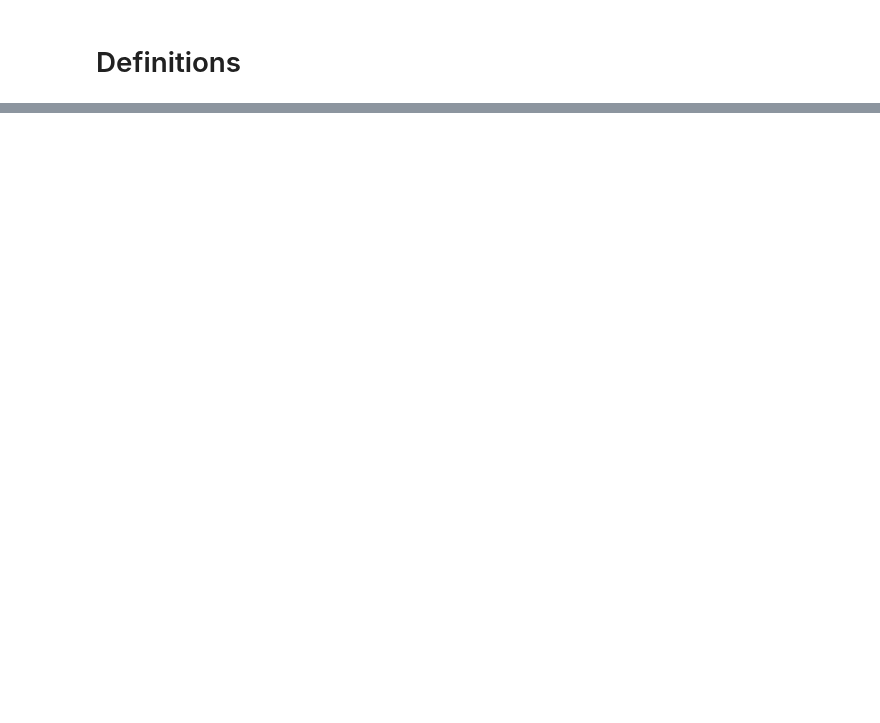
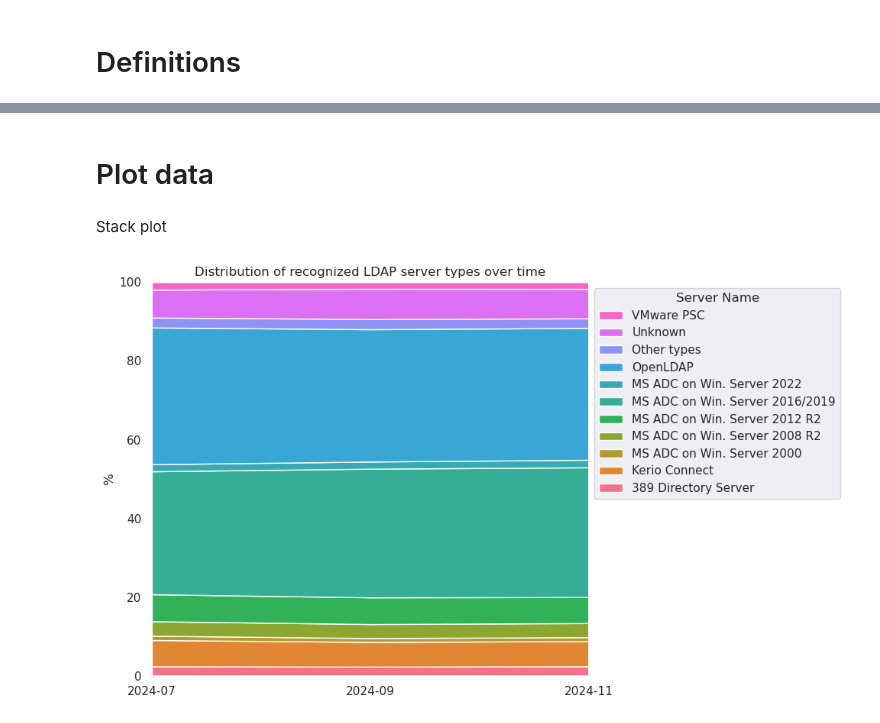
Before and after one commit to internettransparency/ldap-sequel, a Jupyter notebook: notebooks/longitudinal-ldap-types.ipynb, the cells around one changed output, grey strips where cells are left out. Cells and saved outputs as stored; diff of their text form; code cells hidden in the pictures; blank space fills up the shorter version.

Commit message:
longitudinal analysis

```diff
--- a/notebooks/longitudinal-ldap-types.ipynb
+++ b/notebooks/longitudinal-ldap-types.ipynb
@@ -40,0 +168,15 @@ for port in ports:
+# %%
+shorter_pdf = pd.DataFrame()
+for d in copy_pdf["date"].unique():
+    filtered_pdf = copy_pdf[copy_pdf["date"] == d]
+    tail_copy_pdf = filtered_pdf[10:]
+    tail_copy_pdf.loc[-1] = ["Other types",
+                             tail_copy_pdf["count"].sum(),
+                             tail_copy_pdf["percent"].sum(),
+                             d]  # adding a row
+    tail_copy_pdf.index = tail_copy_pdf.index + 1  # shifting index
+    tail_copy_pdf.sort_index(inplace=True)
+
+    _shorter_pdf = filtered_pdf[:10]
+    _shorter_pdf.loc[-1] = tail_copy_pdf.loc[0]
+    shorter_pdf = pd.concat([shorter_pdf, _shorter_pdf])
@@ -40,0 +201,46 @@ for port in ports:
+# %%
+shorter_pdf['date'] = shorter_pdf['date'].dt.strftime('%Y-%m')
+server_names = shorter_pdf["server_name"].unique()
+# %% [markdown]
+# Plot data
+# %% [markdown]
+Stack plot
+# %%
+pdf_pivot = shorter_pdf.pivot(index='date', columns='server_name', values='percent')
+
+# Sort by date to ensure proper stacking
+pdf_pivot = pdf_pivot.sort_index()
+
+sns.set_palette("husl", len(server_names))
+
+plt.figure(figsize=(10, 6))
+
+# Group by 'server name' and plot each server's data
+#for server_name in server_names:
+#    group = copy_pdf[copy_pdf['server_name'] == server_name]
+#    plt.plot(group["date"], group["percent"], label=server_name, marker='^', linestyle='-')
+
+stack = plt.stackplot(pdf_pivot.index, pdf_pivot.T, labels=list(pdf_pivot.columns))
+
+# Add labels and title
+plt.ylabel('%')
+plt.title('Distribution of recognized LDAP server types over time')
+anchor = (1, 1)
+plt.legend(handles=stack[::-1],
+           labels=list(pdf_pivot.columns[::-1]),
+           title='Server Name',
+           loc='upper left',
+           bbox_to_anchor=anchor)
+
+#plt.xticks(pdf_pivot.index, pdf_pivot.index.strftime('%Y-%m'))
+plt.grid(False)
+
+plt.tight_layout()
+plt.xlim(pdf_pivot.index[0], pdf_pivot.index[-1])
+plt.ylim(0, 100)
+
+# Show the plot
+plt.savefig("output/ldap_server_type_longitudinal.pdf", bbox_inches='tight')
+plt.show()
+# %% [output]
+[figure, added]
```
Also changed, not shown: parts of 18 cells of this notebook, 1 other file.
